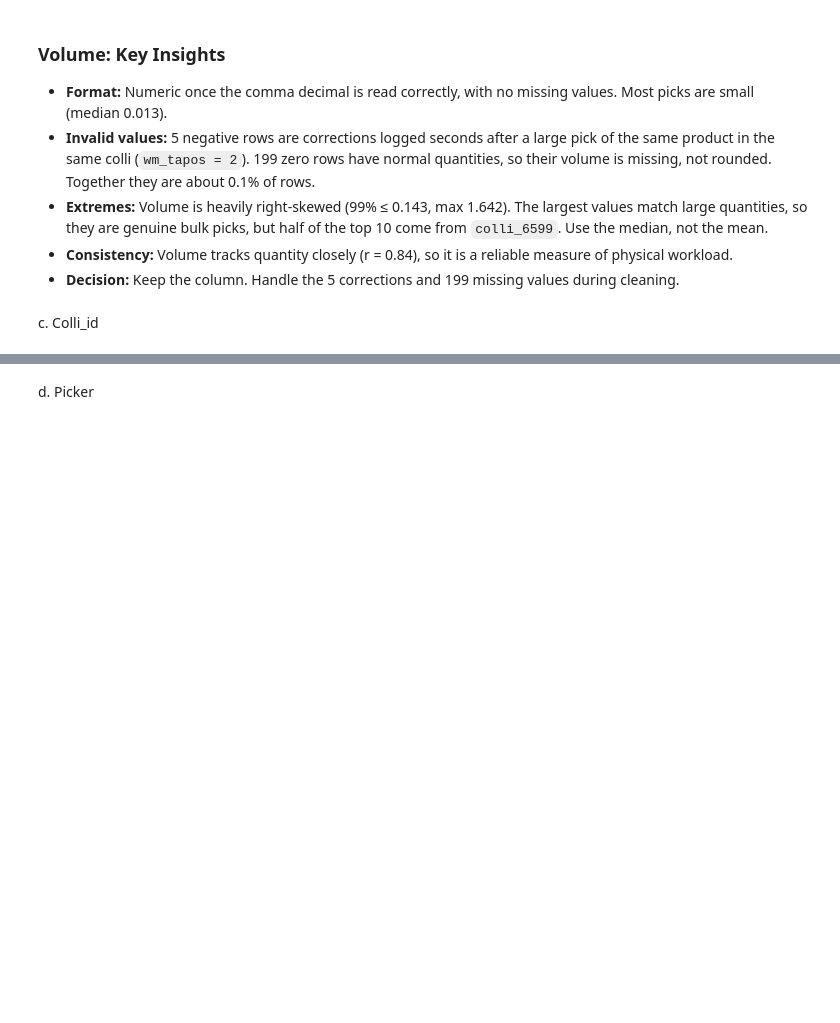
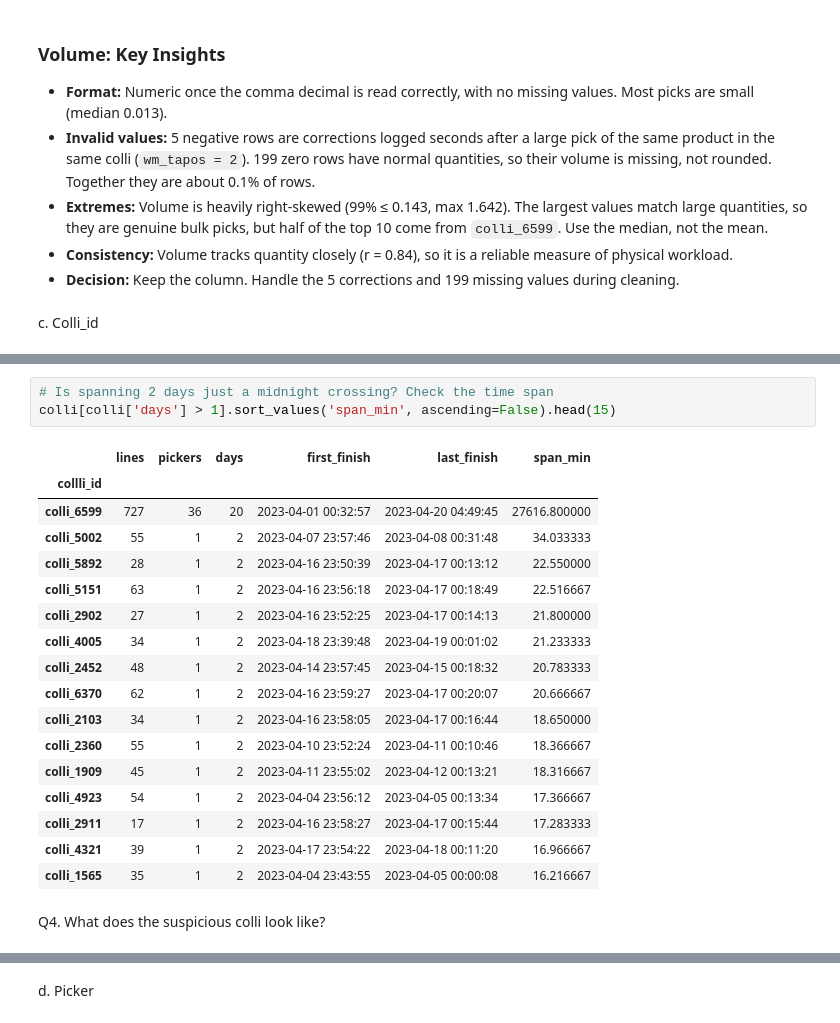
Before and after one commit to sunitapalubanjar/warehouse-efficiency-optimization, a Jupyter notebook: scripts/python/01_data_cleaning.ipynb, the cells around one changed output, grey strips where cells are left out. Drawn from its saved outputs; the diff is of its cells as text; blank space fills up the shorter version.

```diff
--- a/scripts/python/01_data_cleaning.ipynb
+++ b/scripts/python/01_data_cleaning.ipynb
@@ -298,0 +365,23 @@ c. Colli_id
+# %%
+# Is spanning 2 days just a midnight crossing? Check the time span
+colli[colli['days'] > 1].sort_values('span_min', ascending=False).head(15)
+# %% [output]
+|  | lines | pickers | days | first_finish | last_finish | span_min |
+| collli_id |  |  |  |  |  |  |
+| colli_6599 | 727 | 36 | 20 | 2023-04-01 00:32:57 | 2023-04-20 04:49:45 | 27616.800000 |
+| colli_5002 | 55 | 1 | 2 | 2023-04-07 23:57:46 | 2023-04-08 00:31:48 | 34.033333 |
+| colli_5892 | 28 | 1 | 2 | 2023-04-16 23:50:39 | 2023-04-17 00:13:12 | 22.550000 |
+| colli_5151 | 63 | 1 | 2 | 2023-04-16 23:56:18 | 2023-04-17 00:18:49 | 22.516667 |
+| colli_2902 | 27 | 1 | 2 | 2023-04-16 23:52:25 | 2023-04-17 00:14:13 | 21.800000 |
+| colli_4005 | 34 | 1 | 2 | 2023-04-18 23:39:48 | 2023-04-19 00:01:02 | 21.233333 |
+| colli_2452 | 48 | 1 | 2 | 2023-04-14 23:57:45 | 2023-04-15 00:18:32 | 20.783333 |
+| colli_6370 | 62 | 1 | 2 | 2023-04-16 23:59:27 | 2023-04-17 00:20:07 | 20.666667 |
+| colli_2103 | 34 | 1 | 2 | 2023-04-16 23:58:05 | 2023-04-17 00:16:44 | 18.650000 |
+| colli_2360 | 55 | 1 | 2 | 2023-04-10 23:52:24 | 2023-04-11 00:10:46 | 18.366667 |
+| colli_1909 | 45 | 1 | 2 | 2023-04-11 23:55:02 | 2023-04-12 00:13:21 | 18.316667 |
+| colli_4923 | 54 | 1 | 2 | 2023-04-04 23:56:12 | 2023-04-05 00:13:34 | 17.366667 |
+| colli_2911 | 17 | 1 | 2 | 2023-04-16 23:58:27 | 2023-04-17 00:15:44 | 17.283333 |
+| colli_4321 | 39 | 1 | 2 | 2023-04-17 23:54:22 | 2023-04-18 00:11:20 | 16.966667 |
+| colli_1565 | 35 | 1 | 2 | 2023-04-04 23:43:55 | 2023-04-05 00:00:08 | 16.216667 |
+# %% [markdown]
+Q4. What does the suspicious colli look like?
```
Also changed, not shown: parts of 24 cells of this notebook, 1 other file.
